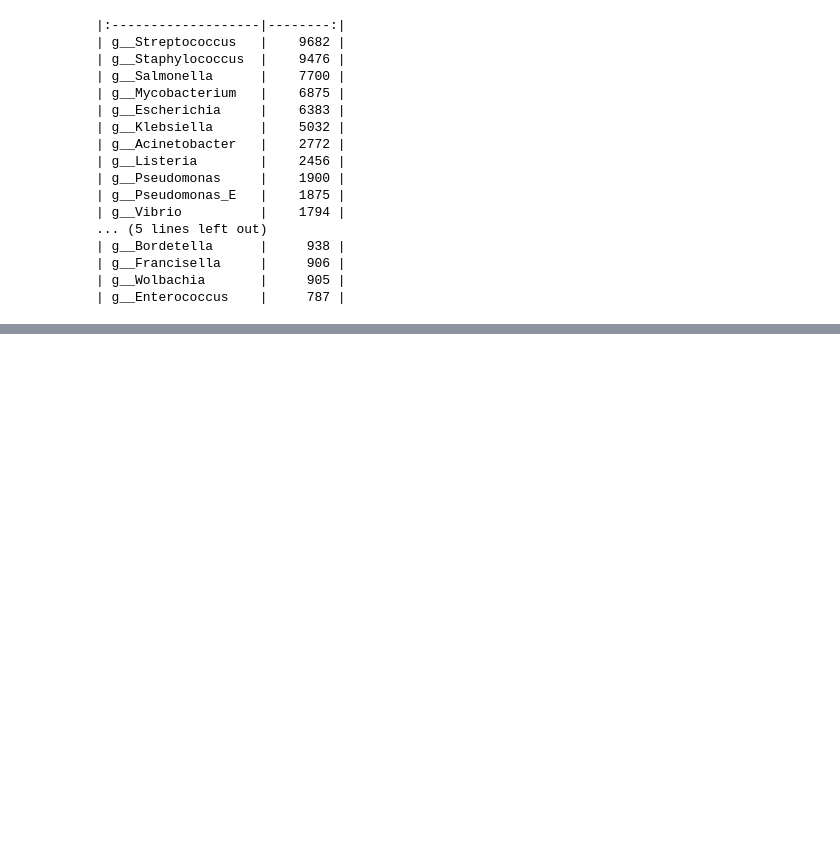
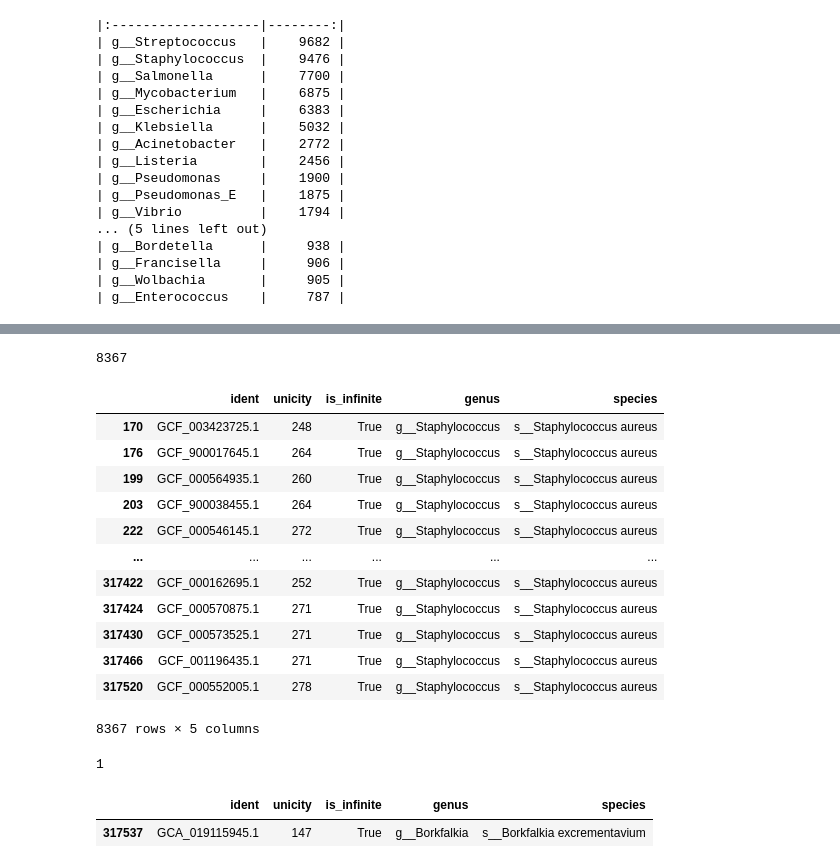
Before and after one commit to ctb/2022-sourmash-sens-spec, a Jupyter notebook: explore-unicity.ipynb, the cells around one changed output, grey strips where cells are left out. Cells and saved outputs as stored; diff of their text form; code cells hidden in the pictures; blank space fills up the shorter version.

```diff
--- a/explore-unicity.ipynb
+++ b/explore-unicity.ipynb
@@ -174,0 +211,41 @@ print(inf_df['genus'].value_counts()[:20].to_markdown())
+# %%
+staph_df = inf_df[inf_df['species'] == 's__Staphylococcus aureus']
+print(len(staph_df))
+
+with open('staph_inf.csv', 'w', newline="") as fp:
+    w = csv.writer(fp)
+    w.writerow(['ident'])
+    for ident in staph_df.ident:
+        w.writerow([ident])
+
+staph_df
+# %% [output]
+8367
+|  | ident | unicity | is_infinite | genus | species |
+| 170 | GCF_003423725.1 | 248 | True | g__Staphylococcus | s__Staphylococcus aureus |
+| 176 | GCF_900017645.1 | 264 | True | g__Staphylococcus | s__Staphylococcus aureus |
+| 199 | GCF_000564935.1 | 260 | True | g__Staphylococcus | s__Staphylococcus aureus |
+| 203 | GCF_900038455.1 | 264 | True | g__Staphylococcus | s__Staphylococcus aureus |
+| 222 | GCF_000546145.1 | 272 | True | g__Staphylococcus | s__Staphylococcus aureus |
+| ... | ... | ... | ... | ... | ... |
+| 317422 | GCF_000162695.1 | 252 | True | g__Staphylococcus | s__Staphylococcus aureus |
+| 317424 | GCF_000570875.1 | 271 | True | g__Staphylococcus | s__Staphylococcus aureus |
+| 317430 | GCF_000573525.1 | 271 | True | g__Staphylococcus | s__Staphylococcus aureus |
+| 317466 | GCF_001196435.1 | 271 | True | g__Staphylococcus | s__Staphylococcus aureus |
+| 317520 | GCF_000552005.1 | 278 | True | g__Staphylococcus | s__Staphylococcus aureus |
+8367 rows × 5 columns
+# %%
+bork_df = inf_df[inf_df['species'] == 's__Borkfalkia excrementavium']
+print(len(bork_df))
+
+with open('bork_inf.csv', 'w', newline="") as fp:
+    w = csv.writer(fp)
+    w.writerow(['ident'])
+    for ident in bork_df.ident:
+        w.writerow([ident])
+
+bork_df
+# %% [output]
+1
+|  | ident | unicity | is_infinite | genus | species |
+| 317537 | GCA_019115945.1 | 147 | True | g__Borkfalkia | s__Borkfalkia excrementavium |
```
Also changed, not shown: parts of 3 cells of this notebook, 5 other files.
